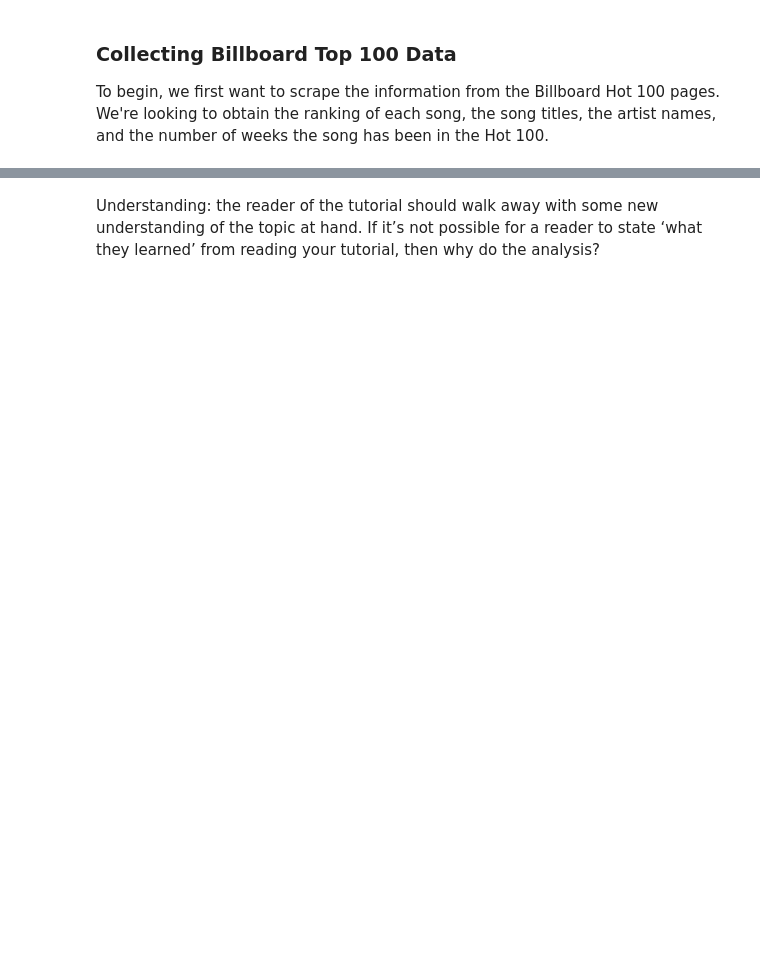
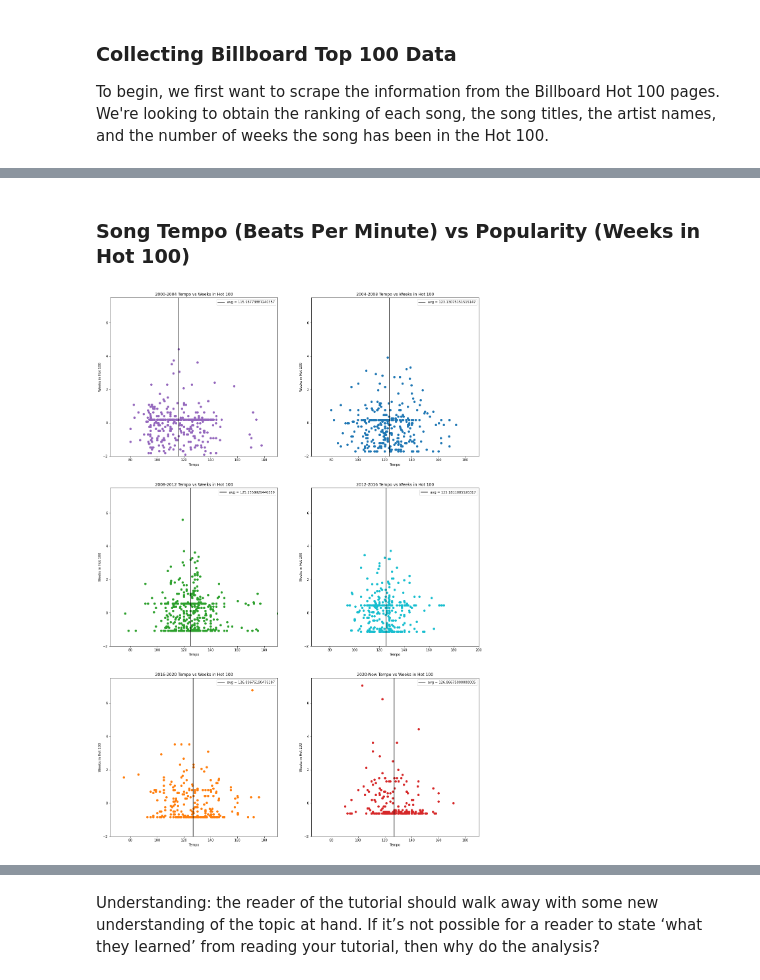
Before and after one commit to Mabanta/Mabanta.github.io, a Jupyter notebook: final.ipynb, the cells around one changed output, grey strips where cells are left out. Drawn from its saved outputs; the diff is of its cells as text; code cells hidden in the pictures; blank space fills up the shorter version.

```diff
--- a/final.ipynb
+++ b/final.ipynb
@@ -241,0 +550,70 @@ Phase 5: Communication of Insights Attained
+# %% [markdown]
+
+### Song Tempo (Beats Per Minute) vs Popularity (Weeks in Hot 100)
+# %%
+# Create scatter plots
+fig4, ax4 = plt.subplots(3, 2, figsize = (20, 30))
+
+ax4[0, 0].scatter(df_00_04.loc[df_00_04['Tempo_Confidence'] >= 0.75]['Tempo'], df_00_04.loc[df_00_04['Tempo_Confidence'] >= 0.75]['Standardized_Weeks'], color = 'tab:purple')
+avg_tmp_00_04 = df_00_04.loc[df_00_04['Tempo_Confidence'] >= 0.75]['Tempo'].mean()
+ax4[0, 0].axvline(x=avg_tmp_00_04, color='k', label='avg = ' + str(avg_tmp_00_04))
+ax4[0, 0].legend()
+ax4[0, 0].set_xlabel("Tempo")
+ax4[0, 0].set_ylabel("Weeks in Hot 100")
+ax4[0, 0].set_xlim(65, 190)
+ax4[0, 0].set_ylim(-2, 7.5)
+ax4[0, 0].set_title("2000-2004 Tempo vs Weeks in Hot 100")
+
+ax4[0, 1].scatter(df_04_08.loc[df_04_08['Tempo_Confidence'] >= 0.75]['Tempo'], df_04_08.loc[df_04_08['Tempo_Confidence'] >= 0.75]['Standardized_Weeks'], color = 'tab:blue')
+avg_tmp_04_08 = df_04_08.loc[df_04_08['Tempo_Confidence'] >= 0.75]['Tempo'].mean()
+ax4[0, 1].axvline(x=avg_tmp_04_08, color='k', label='avg = ' + str(avg_tmp_04_08))
+ax4[0, 1].legend()
+ax4[0, 1].set_xlabel("Tempo")
+ax4[0, 1].set_ylabel("Weeks in Hot 100")
+ax4[0, 1].set_xlim(65, 190)
+ax4[0, 1].set_ylim(-2, 7.5)
+ax4[0, 1].set_title("2004-2008 Tempo vs Weeks in Hot 100")
+
+ax4[1, 0].scatter(df_08_12.loc[df_08_12['Tempo_Confidence'] >= 0.75]['Tempo'], df_08_12.loc[df_08_12['Tempo_Confidence'] >= 0.75]['Standardized_Weeks'], color = 'tab:green')
+avg_tmp_08_12 = df_08_12.loc[df_08_12['Tempo_Confidence'] >= 0.75]['Tempo'].mean()
+ax4[1, 0].axvline(x=avg_tmp_08_12, color='k', label='avg = ' + str(avg_tmp_08_12))
+ax4[1, 0].legend()
+ax4[1, 0].set_xlabel("Tempo")
+ax4[1, 0].set_ylabel("Weeks in Hot 100")
+ax4[1, 0].set_xlim(65, 190)
+ax4[1, 0].set_ylim(-2, 7.5)
+ax4[1, 0].set_title("2008-2012 Tempo vs Weeks in Hot 100")
+
+ax4[1, 1].scatter(df_12_16.loc[df_12_16['Tempo_Confidence'] >= 0.75]['Tempo'], df_12_16.loc[df_12_16['Tempo_Confidence'] >= 0.75]['Standardized_Weeks'], color = 'tab:cyan')
+avg_tmp_12_16 = df_12_16.loc[df_12_16['Tempo_Confidence'] >= 0.75]['Tempo'].mean()
+ax4[1, 1].axvline(x=avg_tmp_12_16, color='k', label='avg = ' + str(avg_tmp_12_16))
+ax4[1, 1].legend()
+ax4[1, 1].set_xlabel("Tempo")
+ax4[1, 1].set_ylabel("Weeks in Hot 100")
+ax4[1, 1].set_xlim(65, 200)
+ax4[1, 1].set_ylim(-2, 7.5)
+ax4[1, 1].set_title("2012-2016 Tempo vs Weeks in Hot 100")
+
+ax4[2, 0].scatter(df_16_20.loc[df_16_20['Tempo_Confidence'] >= 0.75]['Tempo'], df_16_20.loc[df_16_20['Tempo_Confidence'] >= 0.75]['Standardized_Weeks'], color = 'tab:orange')
+avg_tmp_16_20 = df_16_20.loc[df_16_20['Tempo_Confidence'] >= 0.75]['Tempo'].mean()
+ax4[2, 0].axvline(x=avg_tmp_16_20, color='k', label='avg = ' + str(avg_tmp_16_20))
+ax4[2, 0].legend()
+ax4[2, 0].set_xlabel("Tempo")
+ax4[2, 0].set_ylabel("Weeks in Hot 100")
+ax4[2, 0].set_xlim(65, 190)
+ax4[2, 0].set_ylim(-2, 7.5)
+ax4[2, 0].set_title("2016-2020 Tempo vs Weeks in Hot 100")
+
+ax4[2, 1].scatter(df_20_22.loc[df_20_22['Tempo_Confidence'] >= 0.75]['Tempo'], df_20_22.loc[df_20_22['Tempo_Confidence'] >= 0.75]['Standardized_Weeks'], color = 'tab:red')
+avg_tmp_20_22 = df_20_22.loc[df_20_22['Tempo_Confidence'] >= 0.75]['Tempo'].mean()
+ax4[2, 1].axvline(x=avg_tmp_20_22, color='k', label='avg = ' + str(avg_tmp_20_22))
+ax4[2, 1].legend()
+ax4[2, 1].set_xlabel("Tempo")
+ax4[2, 1].set_ylabel("Weeks in Hot 100")
+ax4[2, 1].set_xlim(65, 190)
+ax4[2, 1].set_ylim(-2, 7.5)
+ax4[2, 1].set_title("2020-Now Tempo vs Weeks in Hot 100")
+
+fig4.show()
+# %% [output]
+[figure, added]
```
Also changed, not shown: parts of 46 cells of this notebook, 1 other file.
